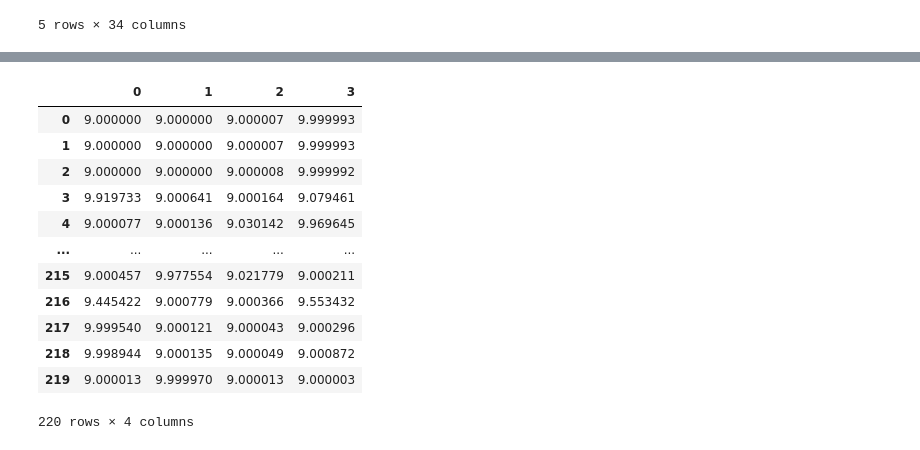
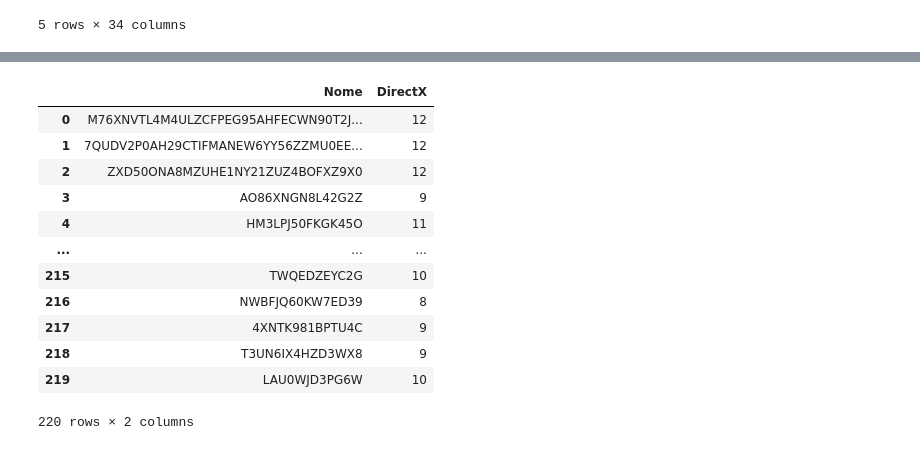
Before and after one commit to luquinhasC/DirectxRidePrice, a Jupyter notebook: Modelo1.ipynb, the cells around one changed output, grey strips where cells are left out. Drawn from its saved outputs; the diff is of its cells as text; code cells hidden in the pictures.

```diff
--- a/Modelo1.ipynb
+++ b/Modelo1.ipynb
@@ -929,0 +921,2 @@ array([[3.62768986e-07, 1.34597940e-07, 6.51350638e-06, 9.99992967e-01],
+# %%
+y_final= y_predut[0]*8 + y_predut[1]*9 + y_predut[2]*10 + y_predut[3]*11 + y_predut[4]*12
@@ -947,17 +930,16 @@ Entrega['DirectX']
-# %%
-#ntrega['DirectX'] = y_pred
-y_pred
-# %% [output]
-|  | 0 | 1 | 2 | 3 |
-| 0 | 9.000000 | 9.000000 | 9.000007 | 9.999993 |
-| 1 | 9.000000 | 9.000000 | 9.000007 | 9.999993 |
-| 2 | 9.000000 | 9.000000 | 9.000008 | 9.999992 |
-| 3 | 9.919733 | 9.000641 | 9.000164 | 9.079461 |
-| 4 | 9.000077 | 9.000136 | 9.030142 | 9.969645 |
-| ... | ... | ... | ... | ... |
-| 215 | 9.000457 | 9.977554 | 9.021779 | 9.000211 |
-| 216 | 9.445422 | 9.000779 | 9.000366 | 9.553432 |
-| 217 | 9.999540 | 9.000121 | 9.000043 | 9.000296 |
-| 218 | 9.998944 | 9.000135 | 9.000049 | 9.000872 |
-| 219 | 9.000013 | 9.999970 | 9.000013 | 9.000003 |
-220 rows × 4 columns
+# %%
+Entrega
+# %% [output]
+|  | Nome | DirectX |
+| 0 | M76XNVTL4M4ULZCFPEG95AHFECWN90T2J... | 12 |
+| 1 | 7QUDV2P0AH29CTIFMANEW6YY56ZZMU0EE... | 12 |
+| 2 | ZXD50ONA8MZUHE1NY21ZUZ4BOFXZ9X0 | 12 |
+| 3 | AO86XNGN8L42G2Z | 9 |
+| 4 | HM3LPJ50FKGK45O | 11 |
+| ... | ... | ... |
+| 215 | TWQEDZEYC2G | 10 |
+| 216 | NWBFJQ60KW7ED39 | 8 |
+| 217 | 4XNTK981BPTU4C | 9 |
+| 218 | T3UN6IX4HZD3WX8 | 9 |
+| 219 | LAU0WJD3PG6W | 10 |
+220 rows × 2 columns
```
Also changed, not shown: parts of 13 cells of this notebook, 1 other file.
